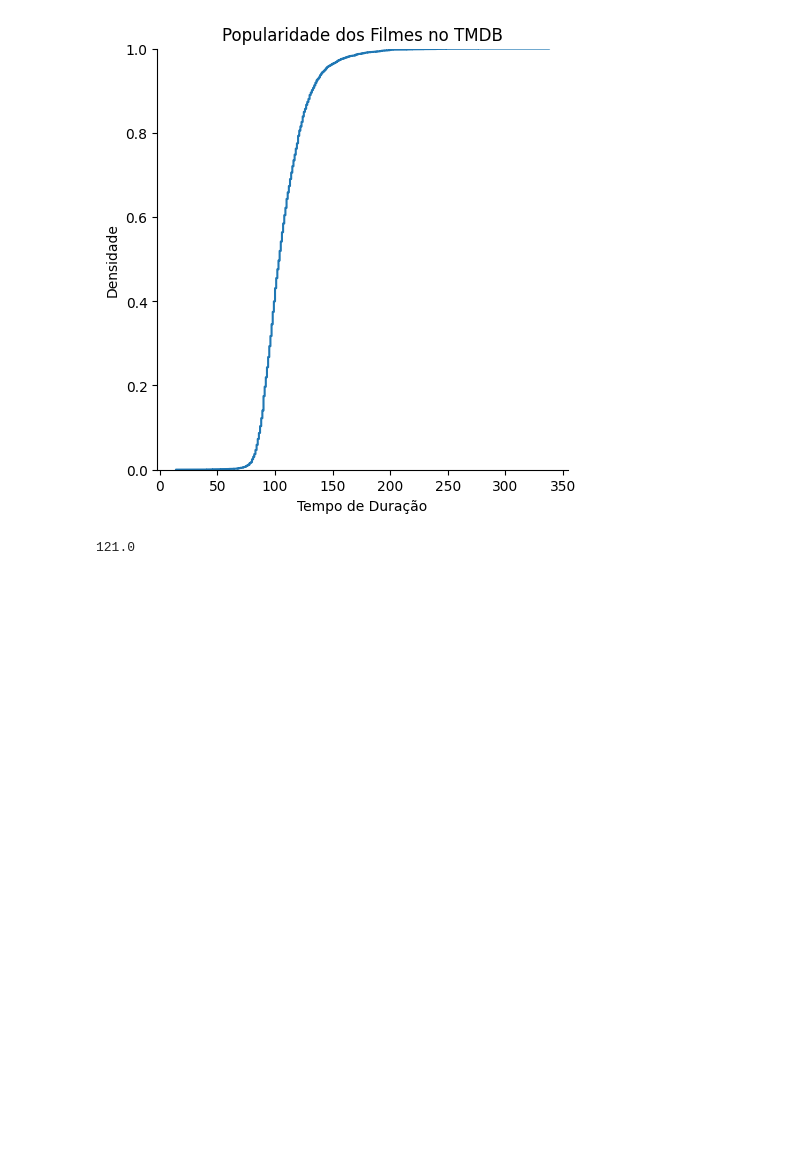
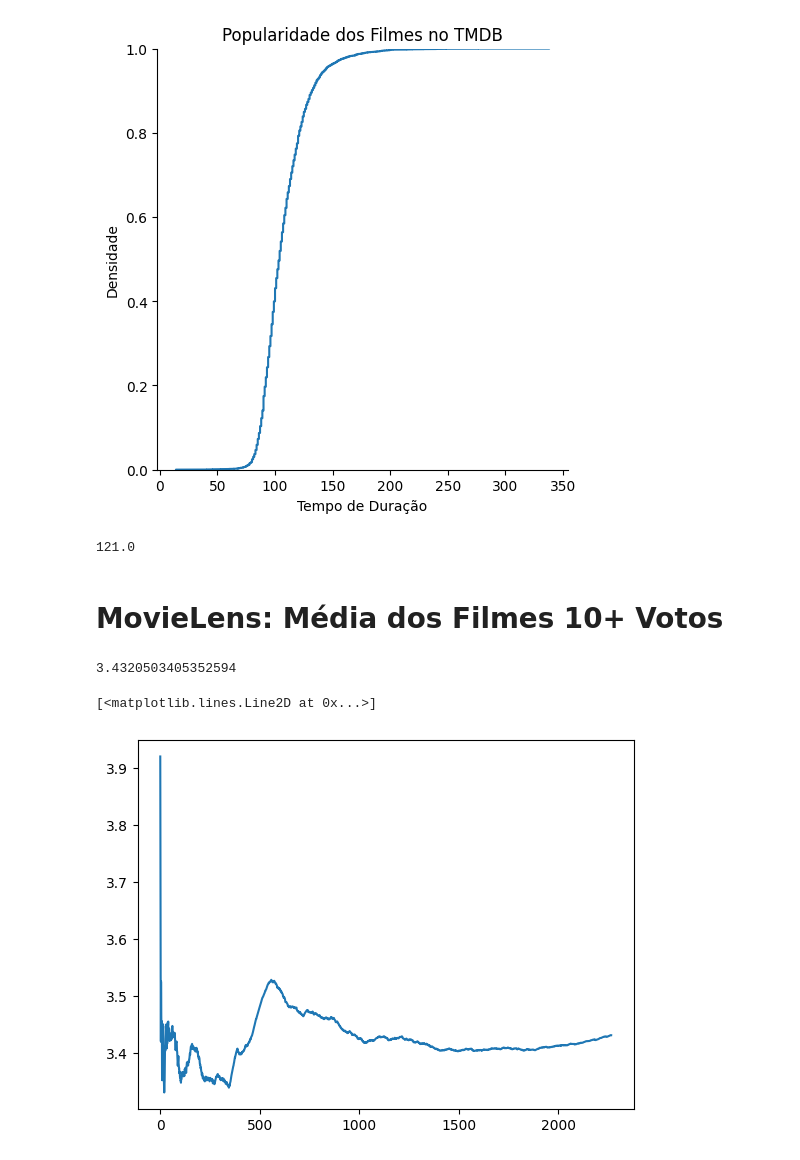
Before and after one commit to edupmon/alura, a Jupyter notebook: data-science/testes-estatisticos-python/introducao-testes.ipynb, the cells around one changed output. Cells and saved outputs as stored; diff of their text form; code cells hidden in the pictures; blank space fills up the shorter version.

```diff
--- a/data-science/testes-estatisticos-python/introducao-testes.ipynb
+++ b/data-science/testes-estatisticos-python/introducao-testes.ipynb
@@ -233,3 +240,15 @@ ax.set(xlabel='Tempo de Duração', ylabel='Densidade',
 tmdb.query('runtime > 0')['runtime'].dropna().quantile(0.8)
 # %% [output]
 121.0
+# %% [markdown]
+# MovieLens: Média dos Filmes 10+ Votos
+# %%
+nota_media_filmes_mais_10_votos.mean()
+# %% [output]
+3.4320503405352594
+# %%
+plt.plot([nota_media_filmes_mais_10_votos[0:i].mean()
+          for i in range(1, len(nota_media_filmes_mais_10_votos))])
+# %% [output]
+[<matplotlib.lines.Line2D at 0x...>]
+[figure, added]
```
Also changed, not shown: parts of 7 cells of this notebook.
